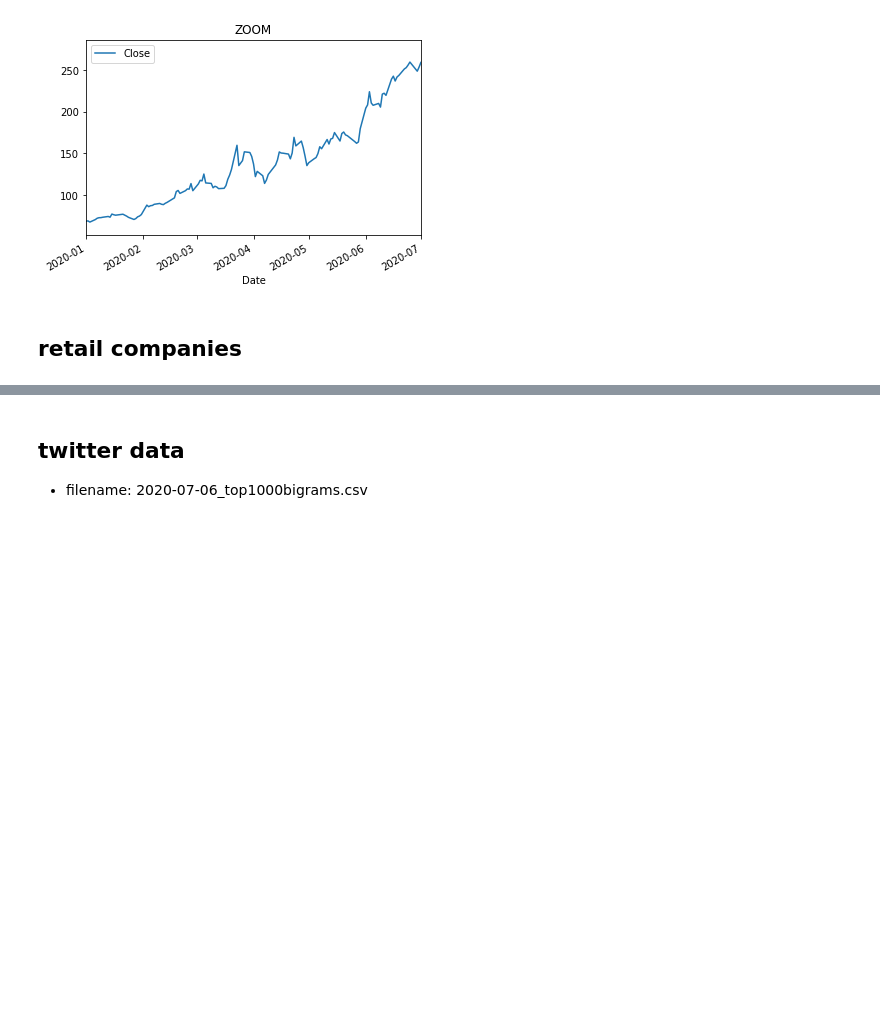
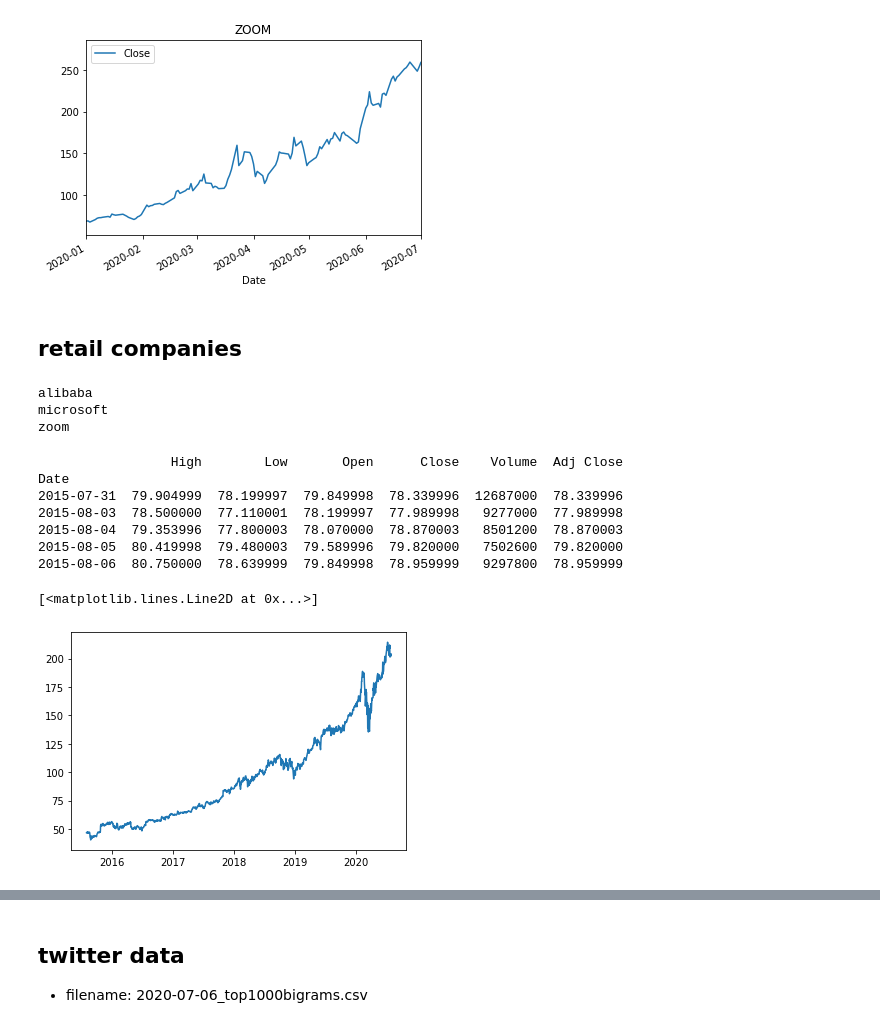
Before and after one commit to WeileiZeng/programming-camp, a Jupyter notebook: data-science/slides/s7-data-twitter.ipynb, the cells around one changed output, grey strips where cells are left out. Cells and saved outputs as stored; diff of their text form; code cells hidden in the pictures; blank space fills up the shorter version.

```diff
--- a/data-science/slides/s7-data-twitter.ipynb
+++ b/data-science/slides/s7-data-twitter.ipynb
@@ -150,8 +82,25 @@ Date
 # analyze data of a list of retail companys (or high-tech companies),
 # and see how it responses to COVID
 
-retail_names=['costco','amazon','walmart','']
+retail_names=['costco','amazon','walmart','ralphs','tjmax']
 retail_codes=['COST']
+
+high_tech_names = ['facebook','alibaba','google','tesla','microsoft']
+
+education_names =[]
 
 # use a for loop to get all the data
 # use a for loop for plot all the data
+
+sample_names=['alibaba','microsoft','zoom']
+sample_codes=['BABA','MSFT','ZM']
+
+n=len(sample_names)
+dfs=[]
+for i in range(n):
+    print(sample_names[i])
+    dfs.append(pdr.get_data_yahoo(sample_codes[i]))
+# %% [output]
+alibaba
+microsoft
+zoom
@@ -157,0 +109,17 @@ retail_codes=['COST']
+# %%
+#dfs[0].plot(y='Close')
+print(dfs[0].head())
+#plt.plot(dfs[0][dfs[0].index>'2020-01-01']['Close'])
+plt.plot(dfs[1]['Close'])
+#for i in range(2):
+#    plt.plot(dfs[i]['Close'])
+# %% [output]
+                 High        Low       Open      Close    Volume  Adj Close
+Date
+2015-07-31  79.904999  78.199997  79.849998  78.339996  12687000  78.339996
+2015-08-03  78.500000  77.110001  78.199997  77.989998   9277000  77.989998
+2015-08-04  79.353996  77.800003  78.070000  78.870003   8501200  78.870003
+2015-08-05  80.419998  79.480003  79.589996  79.820000   7502600  79.820000
+2015-08-06  80.750000  78.639999  79.849998  78.959999   9297800  78.959999
+[<matplotlib.lines.Line2D at 0x...>]
+[figure, added]
```
Also changed, not shown: parts of 12 cells of this notebook, 3 other files.
